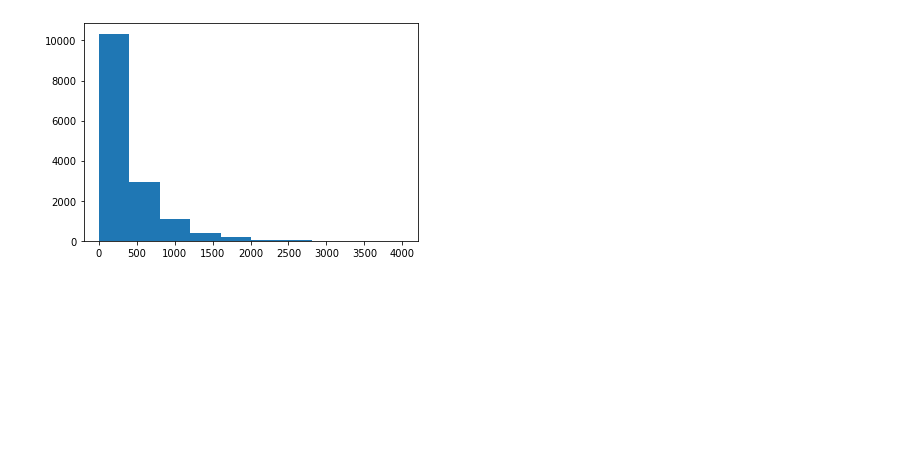
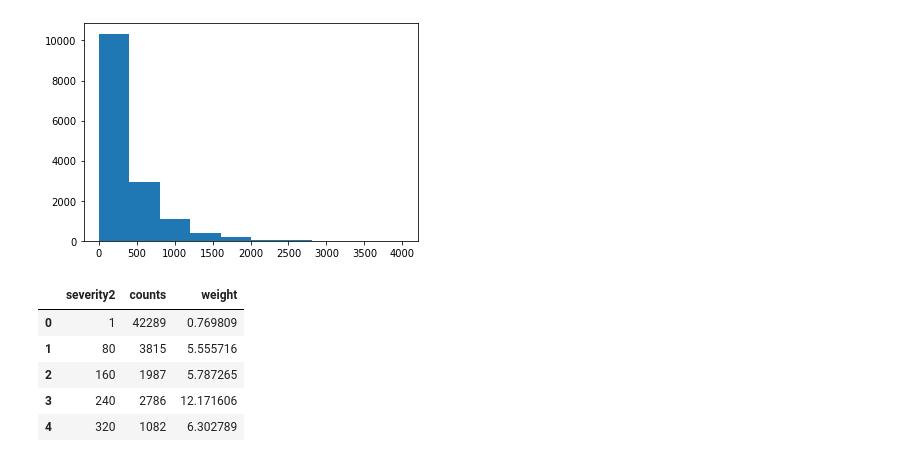
Before and after one commit to mariaferrol1988/experiments, a Jupyter notebook: projects/insurance/draft2-variabletreatment.ipynb, the cells around one changed output. Cells and saved outputs as stored; diff of their text form; code cells hidden in the pictures; blank space fills up the shorter version.

```diff
--- a/projects/insurance/draft2-variabletreatment.ipynb
+++ b/projects/insurance/draft2-variabletreatment.ipynb
@@ -129,0 +125,11 @@ for val in df_weight2['severity2']:
+# %%
+df_weight2['severity2'] = df_weight2['severity2'].apply(lambda x: 1 if x == 0 else x)
+df_weight2['weight'] = (df_weight2['severity2'] * df_weight2['counts']) / np.sum(df_weight2['severity2'] * df_weight2['counts']) * 100
+df_weight2.head()
+# %% [output]
+|  | severity2 | counts | weight |
+| 0 | 1 | 42289 | 0.769809 |
+| 1 | 80 | 3815 | 5.555716 |
+| 2 | 160 | 1987 | 5.787265 |
+| 3 | 240 | 2786 | 12.171606 |
+| 4 | 320 | 1082 | 6.302789 |
```
Also changed, not shown: parts of 3 cells of this notebook.
